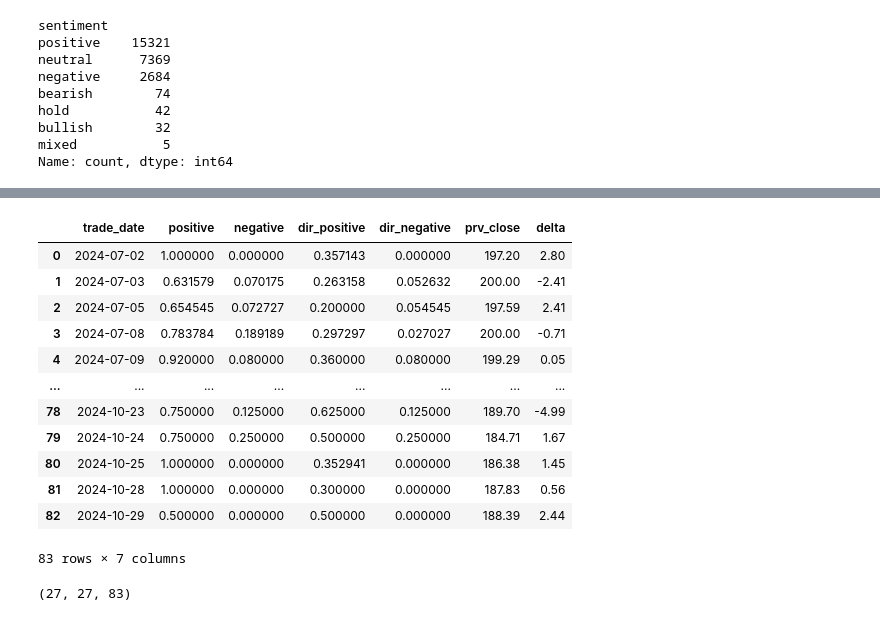
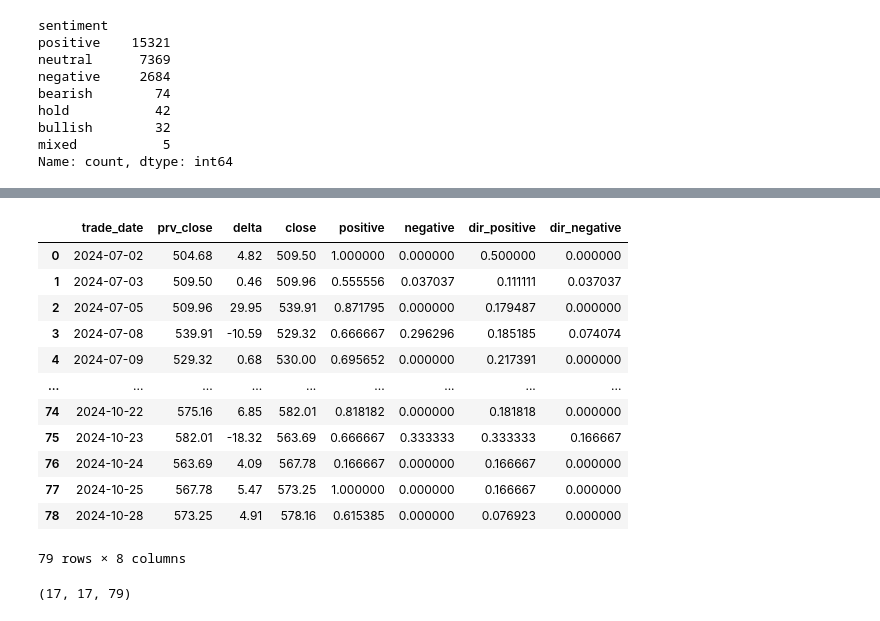
Before and after one commit to AlexWFreeman/Big-Data-Analytics, a Jupyter notebook: model/analysis2.ipynb, the cells around one changed output, grey strips where cells are left out. Saved outputs shown, nothing was run; the diff lists cells and outputs as text; code cells hidden in the pictures.

```diff
--- a/model/analysis2.ipynb
+++ b/model/analysis2.ipynb
@@ -35,7 +39,7 @@ bullish        32
 mixed           5
 Name: count, dtype: int64
 # %%
-ticker = 'AMZN'
+ticker = 'META'
 # %%
 stock_price = pd.read_csv(f"../dataset/stocks/{ticker}.csv")
 stock_price['time'] = pd.to_datetime(stock_price['time'])
@@ -72,7 +76,7 @@ def sentiment_score(threshold, gt):
     return func
 # %%
 relation_t = stock_relation[stock_relation['ticker'] == ticker]
-relation_t['trade_date'] = (relation_t['time'] + pd.to_timedelta(0, unit='h')).dt.date
+relation_t['news_date'] = (relation_t['time'] + pd.to_timedelta(0, unit='h')).dt.date
 relation_t['same_source'] = (relation_t['source_ticker'] == relation_t['ticker']).astype(int)
 
 relation_t['direct_sentiment'] = relation_t['sentiment']
@@ -113,0 +133,7 @@ stock_date.plot(kind='bar', color='skyblue')
+# %%
+news_comb = pd.merge(relation_t, stock_price, how='left', left_on='news_date', right_on='trade_date')
+# news_comb['trade_date'] = news_comb['trade_date'].fillna(method='bfill')
+news_comb.dropna(subset=['trade_date'])
+news_comb['direct_sentiment'] = news_comb['sentiment']
+news_comb.loc[news_comb['source_ticker'] != news_comb['ticker'], 'direct_sentiment'] = 'None'
+news_comb
@@ -114,30 +154,30 @@ stock_date.plot(kind='bar', color='skyblue')
 # %%
-relation_gp = relation_t.groupby('trade_date').agg({
+
+relation_gp = news_comb.groupby('trade_date').agg({
+    'prv_close': 'first', 'delta': 'first', 'close': 'first',
     'sentiment': [sentiment_transform(['positive', 'bullish']), sentiment_transform(['negative', 'bearish'])],
     'direct_sentiment': [sentiment_transform(['positive', 'bullish']), sentiment_transform(['negative', 'bearish'])],
 }).fillna(0.0).reset_index()
-relation_gp.columns = ['trade_date', 'positive', 'negative', 'dir_positive', 'dir_negative']
-
-stock_comb = pd.merge(relation_gp, stock_price[['trade_date', 'prv_close', 'delta']], how='inner', on='trade_date')
-stock_comb
+relation_gp.columns = ['trade_date', 'prv_close', 'delta', 'close', 'positive', 'negative', 'dir_positive', 'dir_negative']
+relation_gp
 # %% [output]
-|  | trade_date | positive | negative | dir_positive | dir_negative | prv_close | delta |
-| 0 | 2024-07-02 | 1.000000 | 0.000000 | 0.357143 | 0.000000 | 197.20 | 2.80 |
-| 1 | 2024-07-03 | 0.631579 | 0.070175 | 0.263158 | 0.052632 | 200.00 | -2.41 |
-| 2 | 2024-07-05 | 0.654545 | 0.072727 | 0.200000 | 0.054545 | 197.59 | 2.41 |
-| 3 | 2024-07-08 | 0.783784 | 0.189189 | 0.297297 | 0.027027 | 200.00 | -0.71 |
-| 4 | 2024-07-09 | 0.920000 | 0.080000 | 0.360000 | 0.080000 | 199.29 | 0.05 |
-| ... | ... | ... | ... | ... | ... | ... | ... |
-| 78 | 2024-10-23 | 0.750000 | 0.125000 | 0.625000 | 0.125000 | 189.70 | -4.99 |
-| 79 | 2024-10-24 | 0.750000 | 0.250000 | 0.500000 | 0.250000 | 184.71 | 1.67 |
-| 80 | 2024-10-25 | 1.000000 | 0.000000 | 0.352941 | 0.000000 | 186.38 | 1.45 |
-| 81 | 2024-10-28 | 1.000000 | 0.000000 | 0.300000 | 0.000000 | 187.83 | 0.56 |
-| 82 | 2024-10-29 | 0.500000 | 0.000000 | 0.500000 | 0.000000 | 188.39 | 2.44 |
+|  | trade_date | prv_close | delta | close | positive | negative | dir_positive | dir_negative |
+| 0 | 2024-07-02 | 504.68 | 4.82 | 509.50 | 1.000000 | 0.000000 | 0.500000 | 0.000000 |
+| 1 | 2024-07-03 | 509.50 | 0.46 | 509.96 | 0.555556 | 0.037037 | 0.111111 | 0.037037 |
+| 2 | 2024-07-05 | 509.96 | 29.95 | 539.91 | 0.871795 | 0.000000 | 0.179487 | 0.000000 |
+| 3 | 2024-07-08 | 539.91 | -10.59 | 529.32 | 0.666667 | 0.296296 | 0.185185 | 0.074074 |
+| 4 | 2024-07-09 | 529.32 | 0.68 | 530.00 | 0.695652 | 0.000000 | 0.217391 | 0.000000 |
+| ... | ... | ... | ... | ... | ... | ... | ... | ... |
+| 74 | 2024-10-22 | 575.16 | 6.85 | 582.01 | 0.818182 | 0.000000 | 0.181818 | 0.000000 |
+| 75 | 2024-10-23 | 582.01 | -18.32 | 563.69 | 0.666667 | 0.333333 | 0.333333 | 0.166667 |
+| 76 | 2024-10-24 | 563.69 | 4.09 | 567.78 | 0.166667 | 0.000000 | 0.166667 | 0.000000 |
+| 77 | 2024-10-25 | 567.78 | 5.47 | 573.25 | 1.000000 | 0.000000 | 0.166667 | 0.000000 |
+| 78 | 2024-10-28 | 573.25 | 4.91 | 578.16 | 0.615385 | 0.000000 | 0.076923 | 0.000000 |
-83 rows × 7 columns
+79 rows × 8 columns
 # %%
-stock_comb_t = stock_comb[stock_comb['negative'] > 0]
-(stock_comb['dir_negative'] > 0).sum(), len(stock_comb_t), len(stock_comb)
+relation_gp_t = relation_gp[relation_gp['negative'] > 0]
+(relation_gp['dir_negative'] > 0).sum(), len(relation_gp_t), len(relation_gp)
 # %% [output]
-(27, 27, 83)
+(17, 17, 79)
 # %%
 def test_relevance(cols):
```
Also changed, not shown: parts of 19 cells of this notebook.
